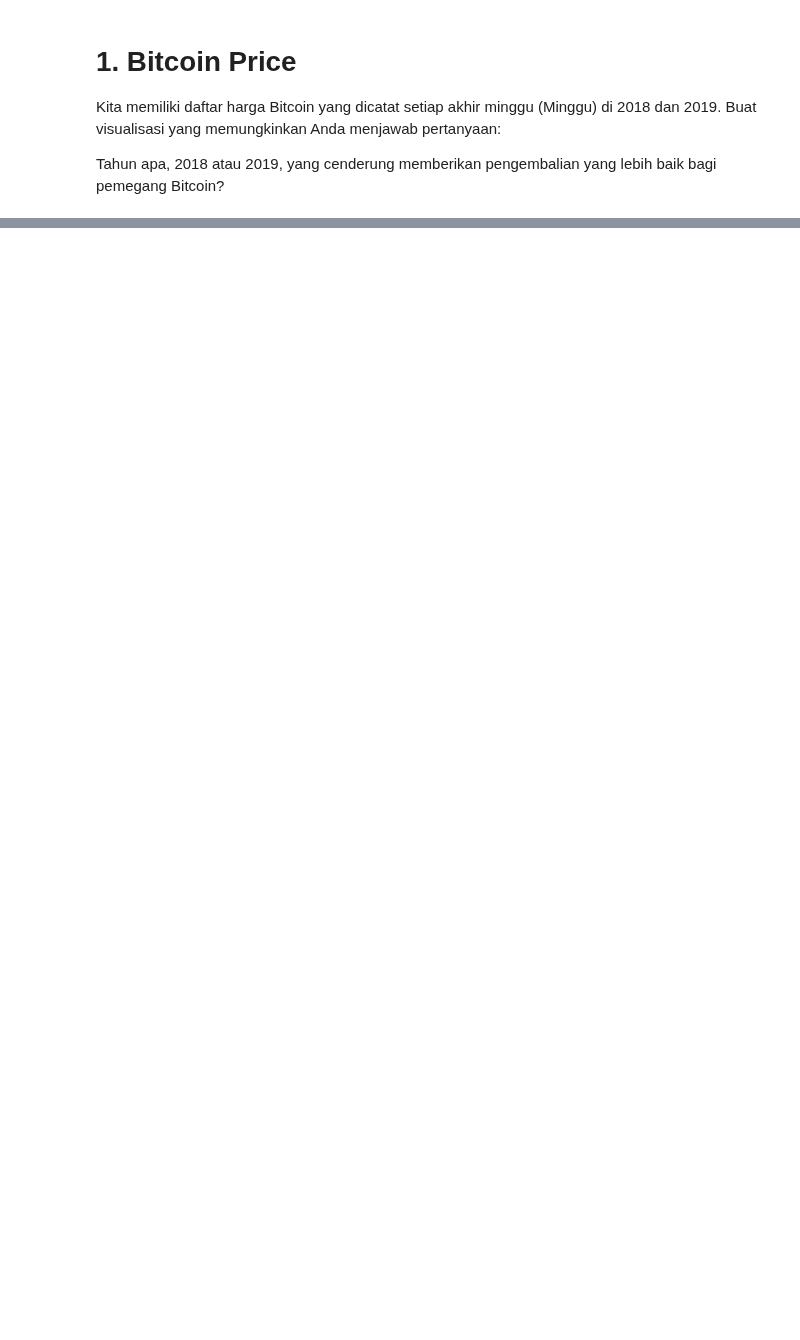
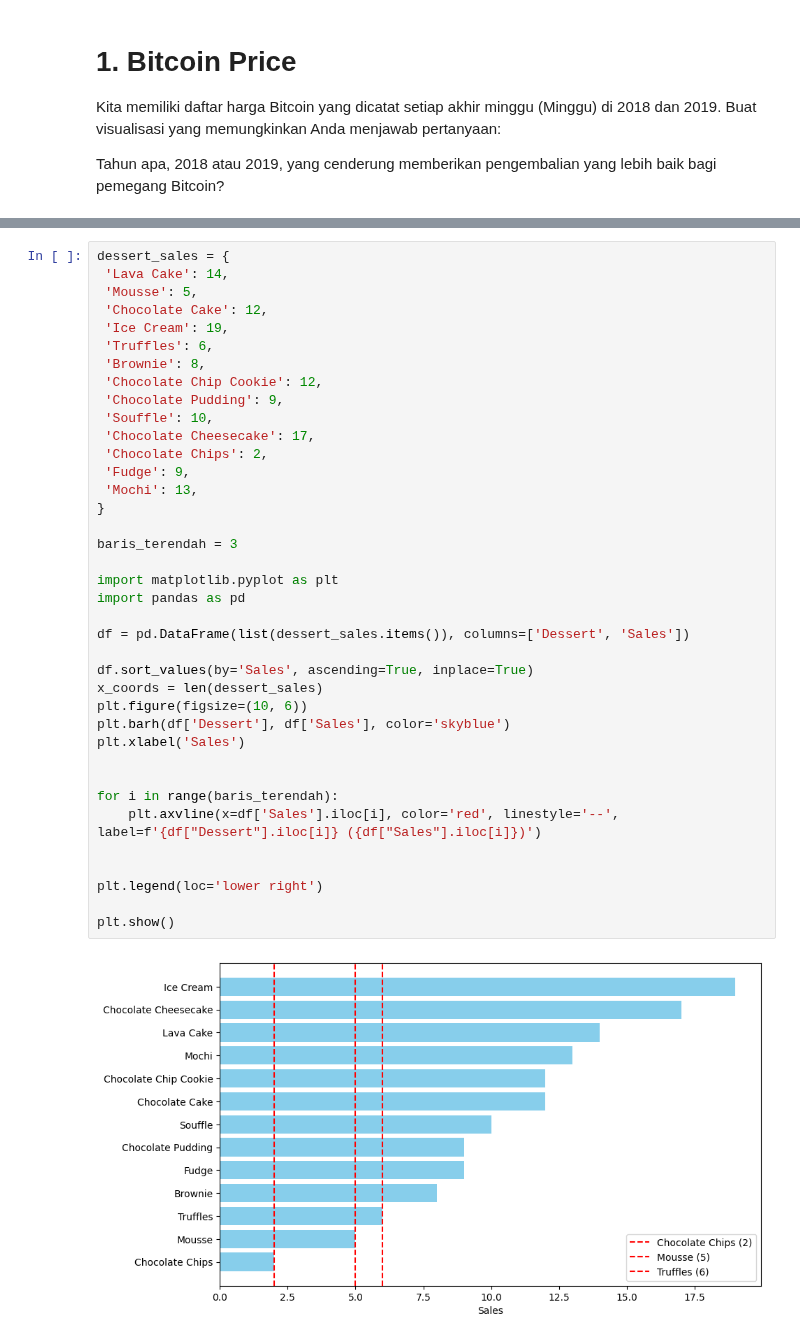
Before and after one commit to ImNotDanish05/2025_KC_TI-1A, a Jupyter notebook: P7_Jobsheet_Visualisasi_Data_dengan_Matplotlib_&_Seaborn.ipynb, the cells around one changed output, grey strips where cells are left out. Drawn from its saved outputs; the diff is of its cells as text; blank space fills up the shorter version.

```diff
--- a/P7_Jobsheet_Visualisasi_Data_dengan_Matplotlib_&_Seaborn.ipynb
+++ b/P7_Jobsheet_Visualisasi_Data_dengan_Matplotlib_&_Seaborn.ipynb
@@ -26,0 +71,40 @@ len(prices)
+# %%
+dessert_sales = {
+ 'Lava Cake': 14,
+ 'Mousse': 5,
+ 'Chocolate Cake': 12,
+ 'Ice Cream': 19,
+ 'Truffles': 6,
+ 'Brownie': 8,
+ 'Chocolate Chip Cookie': 12,
+ 'Chocolate Pudding': 9,
+ 'Souffle': 10,
+ 'Chocolate Cheesecake': 17,
+ 'Chocolate Chips': 2,
+ 'Fudge': 9,
+ 'Mochi': 13,
+}
+
+baris_terendah = 3
+
+import matplotlib.pyplot as plt
+import pandas as pd
+
+df = pd.DataFrame(list(dessert_sales.items()), columns=['Dessert', 'Sales'])
+
+df.sort_values(by='Sales', ascending=True, inplace=True)
+x_coords = len(dessert_sales)
+plt.figure(figsize=(10, 6))
+plt.barh(df['Dessert'], df['Sales'], color='skyblue')
+plt.xlabel('Sales')
+
+
+for i in range(baris_terendah):
+    plt.axvline(x=df['Sales'].iloc[i], color='red', linestyle='--', label=f'{df["Dessert"].iloc[i]} ({df["Sales"].iloc[i]})')
+
+
+plt.legend(loc='lower right')
+
+plt.show()
+# %% [output]
+[figure, added]
```
Also changed, not shown: parts of 8 cells of this notebook.
